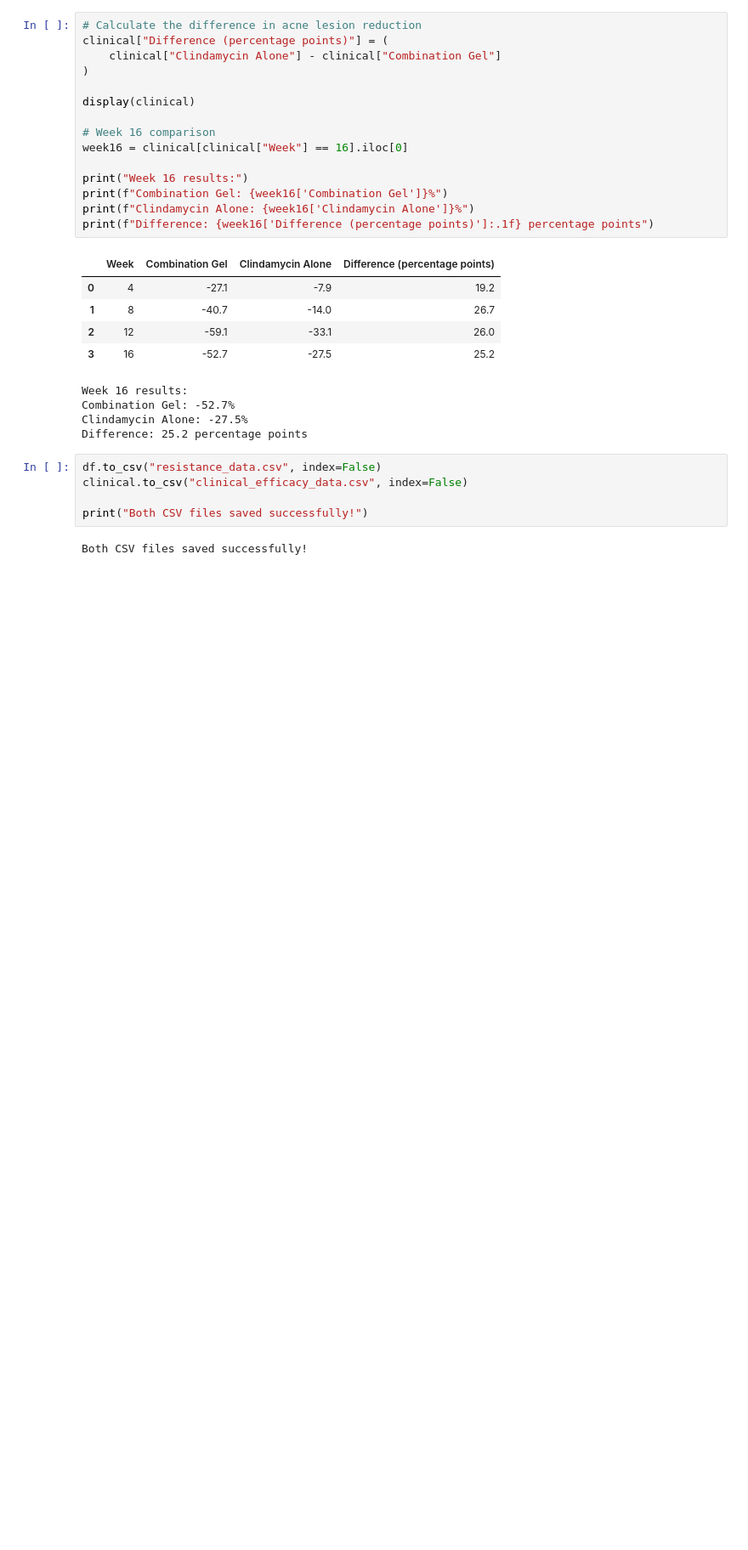
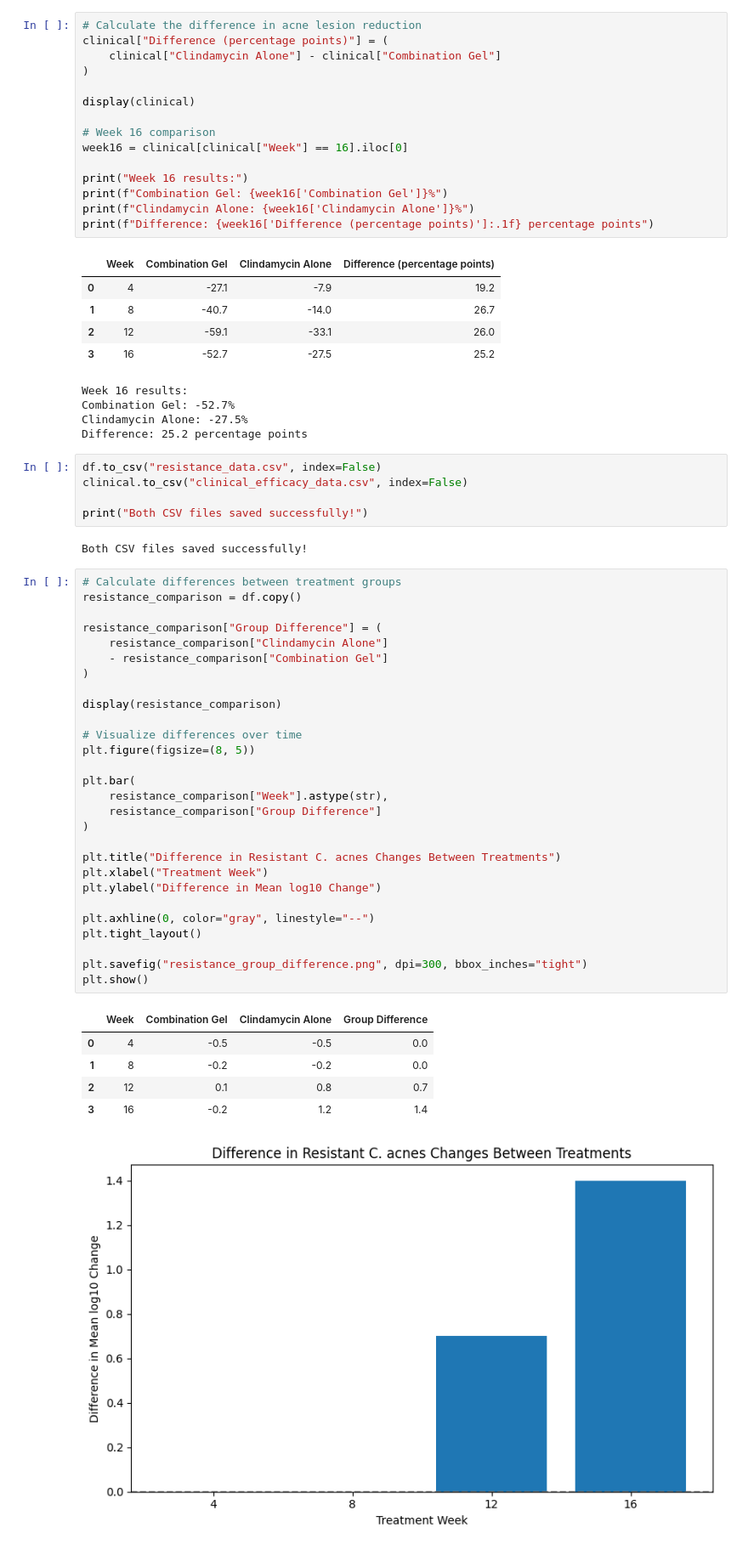
Before and after one commit to cjjde05/acne-antibiotic-resistance-analysis, a Jupyter notebook: acne_antibiotic_resistance_analysis.ipynb, the cells around one changed output. Shown at 85% size. Saved outputs shown, nothing was run; the diff lists cells and outputs as text; blank space fills up the shorter version.

```diff
--- a/acne_antibiotic_resistance_analysis.ipynb
+++ b/acne_antibiotic_resistance_analysis.ipynb
@@ -107,3 +107,38 @@ clinical.to_csv("clinical_efficacy_data.csv", index=False)
 print("Both CSV files saved successfully!")
 # %% [output]
 Both CSV files saved successfully!
+# %%
+# Calculate differences between treatment groups
+resistance_comparison = df.copy()
+
+resistance_comparison["Group Difference"] = (
+    resistance_comparison["Clindamycin Alone"]
+    - resistance_comparison["Combination Gel"]
+)
+
+display(resistance_comparison)
+
+# Visualize differences over time
+plt.figure(figsize=(8, 5))
+
+plt.bar(
+    resistance_comparison["Week"].astype(str),
+    resistance_comparison["Group Difference"]
+)
+
+plt.title("Difference in Resistant C. acnes Changes Between Treatments")
+plt.xlabel("Treatment Week")
+plt.ylabel("Difference in Mean log10 Change")
+
+plt.axhline(0, color="gray", linestyle="--")
+plt.tight_layout()
+
+plt.savefig("resistance_group_difference.png", dpi=300, bbox_inches="tight")
+plt.show()
+# %% [output]
+|  | Week | Combination Gel | Clindamycin Alone | Group Difference |
+| 0 | 4 | -0.5 | -0.5 | 0.0 |
+| 1 | 8 | -0.2 | -0.2 | 0.0 |
+| 2 | 12 | 0.1 | 0.8 | 0.7 |
+| 3 | 16 | -0.2 | 1.2 | 1.4 |
+[figure, added]
```
Also changed, not shown: parts of 1 cell of this notebook.
